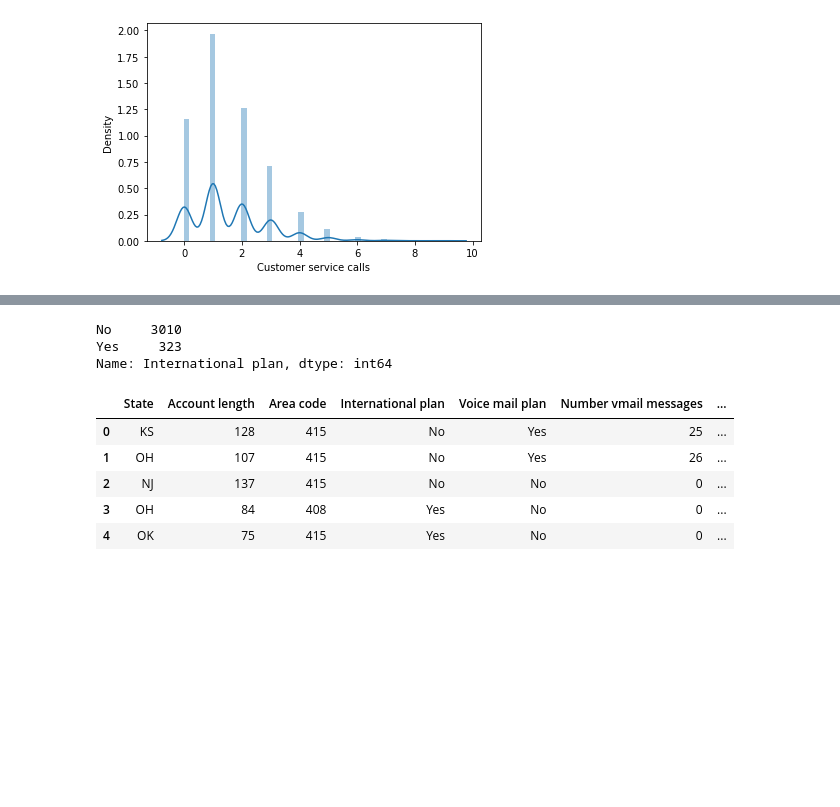
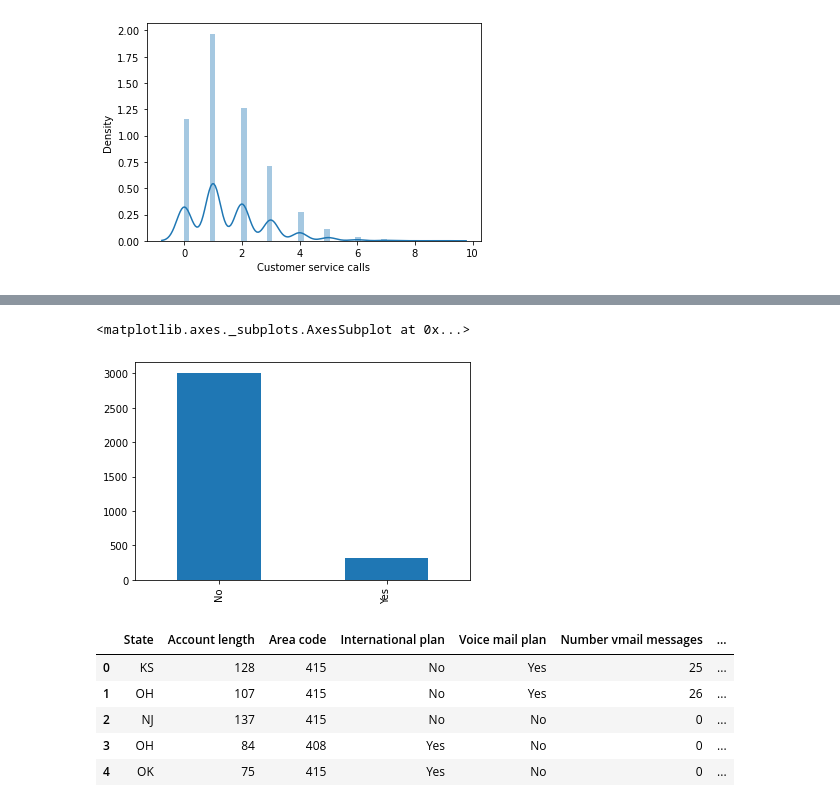
Before and after one commit to AditiAgrawal1/Telecom_Churn_Analysis, a Jupyter notebook: Copy_of_Telecom_Churn_Analysis_Capstone_Project.ipynb, the cells around one changed output, grey strips where cells are left out. Cells and saved outputs as stored; diff of their text form; code cells hidden in the pictures; blank space fills up the shorter version.

```diff
--- a/Copy_of_Telecom_Churn_Analysis_Capstone_Project.ipynb
+++ b/Copy_of_Telecom_Churn_Analysis_Capstone_Project.ipynb
@@ -144,9 +142,8 @@ Name: Voice mail plan, dtype: int64
 # %%
-df['International plan'].value_counts()
+df['International plan'].value_counts().plot(kind='bar')
 # %% [output]
-No     3010
-Yes     323
-Name: International plan, dtype: int64
+<matplotlib.axes._subplots.AxesSubplot at 0x...>
+[figure, added]
 # %%
 df.head()
 # %% [output]
```
Also changed, not shown: parts of 21 cells of this notebook.
